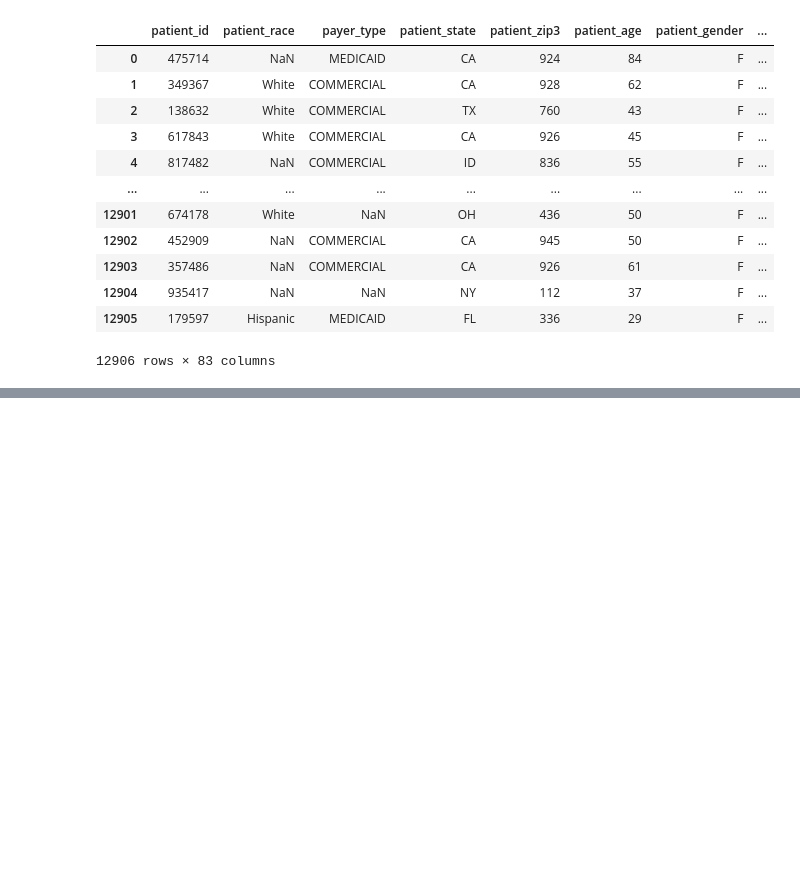
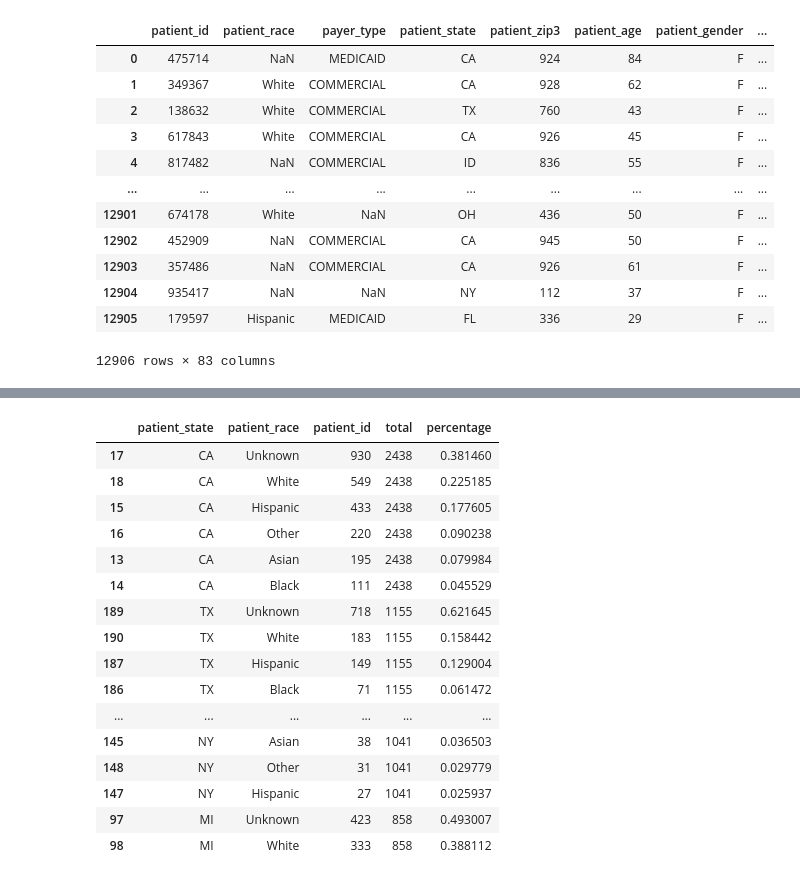
Before and after one commit to 3quetra/portfolio, a Jupyter notebook: wids_datathon_2024/cancer_prediction.ipynb, the cells around one changed output, grey strips where cells are left out. Saved outputs shown, nothing was run; the diff lists cells and outputs as text; code cells hidden in the pictures; blank space fills up the shorter version.

```diff
--- a/wids_datathon_2024/cancer_prediction.ipynb
+++ b/wids_datathon_2024/cancer_prediction.ipynb
@@ -163,0 +220,23 @@ train
+# %%
+train.drop([
+    'metastatic_first_novel_treatment',
+    'metastatic_first_novel_treatment_type',
+    'breast_cancer_diagnosis_desc',
+    'bmi'],
+    axis=1,
+    inplace=True
+    )
+
+test.drop([
+    'metastatic_first_novel_treatment',
+    'metastatic_first_novel_treatment_type',
+    'breast_cancer_diagnosis_desc',
+    'bmi'],
+    axis=1,
+    inplace=True
+    )
+# %%
+for column in train.select_dtypes(include='object').columns:
+    train[column] = train[column].astype('category')
+
+train.select_dtypes(include='category')
@@ -163,0 +257,23 @@ train
+# %%
+race_by_state = pd.DataFrame(train.groupby(['patient_state', 'patient_race'])['patient_id'].count()).reset_index()
+race_by_state['total'] = race_by_state.apply(lambda row: sum(race_by_state[race_by_state['patient_state'] == row['patient_state']]['patient_id']), axis=1)
+race_by_state['percentage'] = race_by_state['patient_id'] / race_by_state['total']
+race_by_state.sort_values(by=['total', 'patient_id'], ascending=False)[:20]
+# %% [output]
+|  | patient_state | patient_race | patient_id | total | percentage |
+| 17 | CA | Unknown | 930 | 2438 | 0.381460 |
+| 18 | CA | White | 549 | 2438 | 0.225185 |
+| 15 | CA | Hispanic | 433 | 2438 | 0.177605 |
+| 16 | CA | Other | 220 | 2438 | 0.090238 |
+| 13 | CA | Asian | 195 | 2438 | 0.079984 |
+| 14 | CA | Black | 111 | 2438 | 0.045529 |
+| 189 | TX | Unknown | 718 | 1155 | 0.621645 |
+| 190 | TX | White | 183 | 1155 | 0.158442 |
+| 187 | TX | Hispanic | 149 | 1155 | 0.129004 |
+| 186 | TX | Black | 71 | 1155 | 0.061472 |
+| ... | ... | ... | ... | ... | ... |
+| 145 | NY | Asian | 38 | 1041 | 0.036503 |
+| 148 | NY | Other | 31 | 1041 | 0.029779 |
+| 147 | NY | Hispanic | 27 | 1041 | 0.025937 |
+| 97 | MI | Unknown | 423 | 858 | 0.493007 |
+| 98 | MI | White | 333 | 858 | 0.388112 |
```
Also changed, not shown: parts of 6 cells of this notebook, 1 other file.
